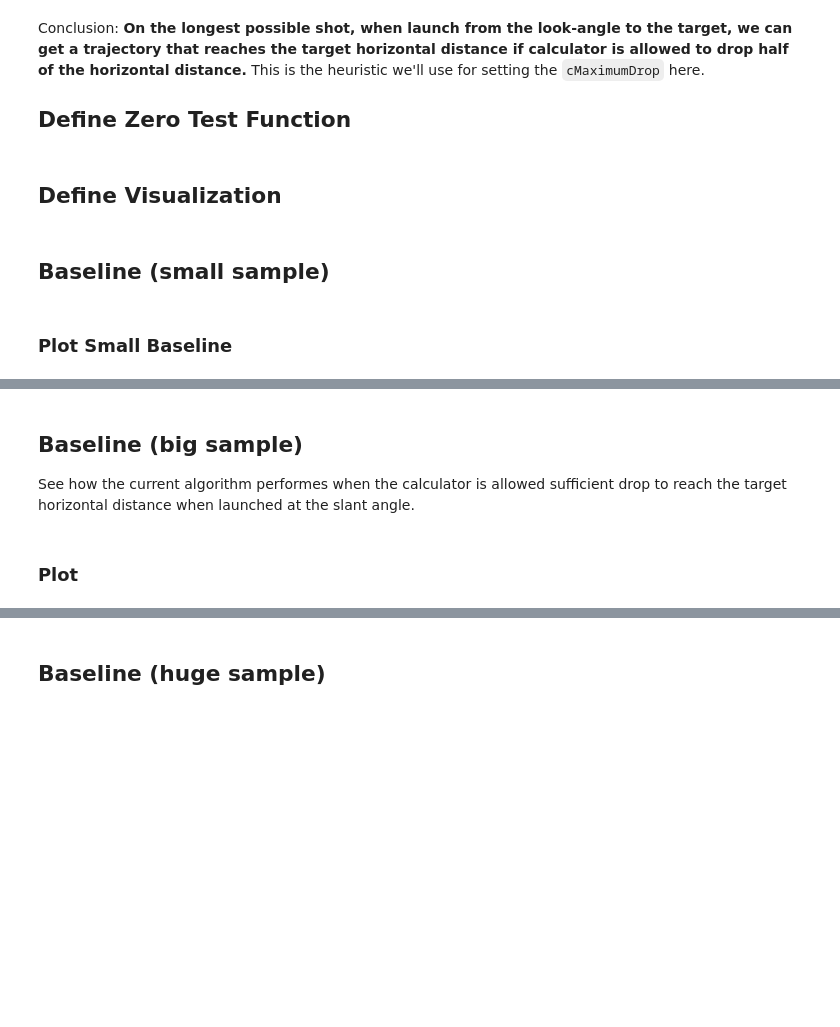
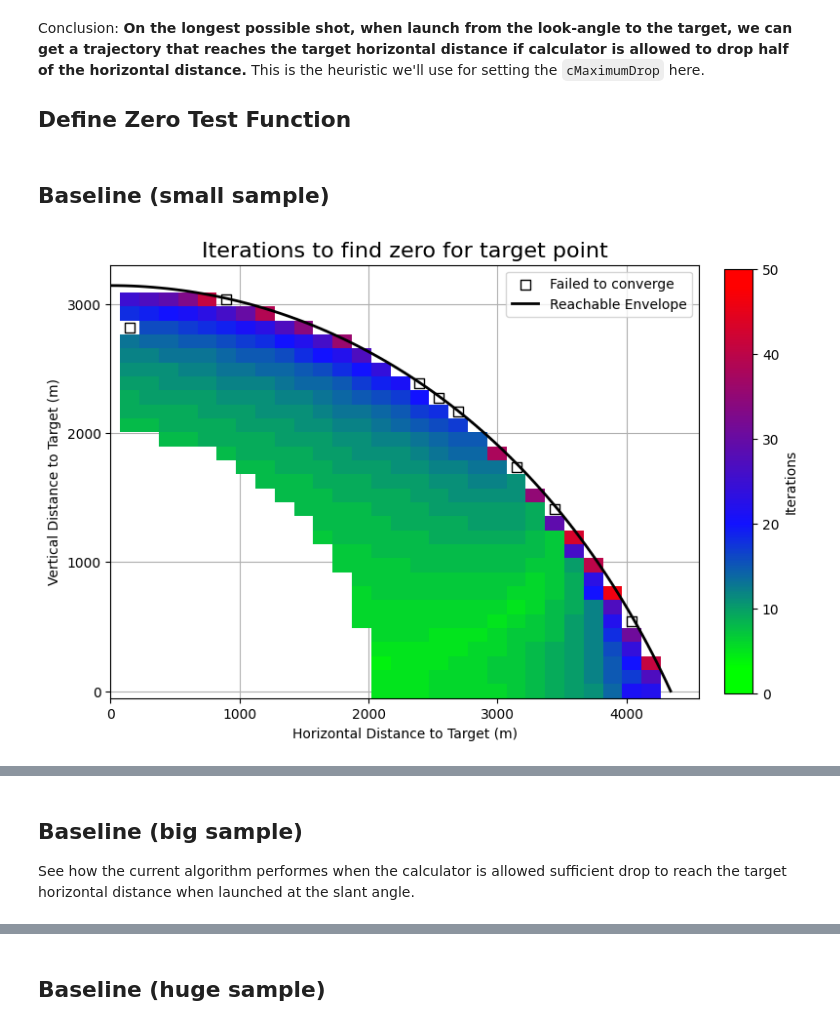
Before and after one commit to o-murphy/py-ballisticcalc, a Jupyter notebook: examples/ZeroStudy.ipynb, the cells around one changed output, grey strips where cells are left out. Cells and saved outputs as stored; diff of their text form; code cells hidden in the pictures; blank space fills up the shorter version.

Commit message:
Restore correct ZeroStudy.ipynb after history reset

```diff
--- a/examples/ZeroStudy.ipynb
+++ b/examples/ZeroStudy.ipynb
@@ -100,8 +100,7 @@ for slant_angle_deg in tqdm(slant_angles_deg, desc="Slant angles"):
             'slant_angle_deg': slant_angle_deg,
             'launch_angle_deg': launch_angle >> Angular.Degree,
             'max_dist_m': max_dist >> Distance.Meter,
-            'x': x,
-            'y': y
+            'x': x, 'y': y
         })
     except Exception as e:
         print(f"Could not determine range for slant angle {slant_angle_deg:.1f}: {e}")
@@ -112,8 +111,7 @@ display(envelope_df.tail())
 # --- Visualize the envelope ---
 fig = px.line(
     envelope_df.sort_values('slant_angle_deg'),
-    x='x',
-    y='y',
+    x='x', y='y',
     title='Reachable Range Envelope',
     labels={'x': 'Horizontal Distance (m)', 'y': 'Vertical Distance (m)'},
     hover_data=['slant_angle_deg', 'launch_angle_deg', 'max_dist_m']
@@ -216,3 +334,14 @@ plot_sample_points(envelope_df, pd.DataFrame(huge_sample))
+# %%
+def plot_samples(df, filename=None, title_str="Iterations to find zero for target point", show_legend=True):
+    """Plot the test results.  Output to filename if provided."""
+    # plotly
+    p = plot_test_results(df, envelope_df, title_str, legend=show_legend)
+    if filename:
+        p.write_html(filename+'.html')
+    # matplotlib
+    fig = pyplot_test_results(df, envelope_df, title_str, legend=show_legend)
+    if filename:
+        fig.savefig(filename+'.svg', bbox_inches='tight')
 # %% [markdown]
 # Baseline
 
@@ -326,8 +455,7 @@ def zero_test(x_m: float, y_m: float, max_iterations: int=50,
                 last_correction = applied_correction
             else:  # We are close enough to zero, stop iterating
                 result = {
-                    'x': x_m,
-                    'y': y_m,
+                    'x': x_m, 'y': y_m,
                     'iterations': iterations_count,
                     'solution': props.barrel_elevation_rad,
                     'sensitivity': sensitive,
@@ -337,8 +465,7 @@ def zero_test(x_m: float, y_m: float, max_iterations: int=50,
                 break
         except Exception as e:
             result = {
-                'x': x_m,
-                'y': y_m,
+                'x': x_m, 'y': y_m,
                 'iterations': iterations_count,
                 'solution': None,
                 'sensitivity': sensitive,
@@ -348,8 +475,7 @@ def zero_test(x_m: float, y_m: float, max_iterations: int=50,
             break
     if iterations_count >= max_iterations:
         result = {
-            'x': x_m,
-            'y': y_m,
+            'x': x_m, 'y': y_m,
             'iterations': iterations_count,
             'solution': None,
             'sensitivity': sensitive,
@@ -357,5 +483,3 @@ def zero_test(x_m: float, y_m: float, max_iterations: int=50,
             'error': 'Max iterations reached'
         }
     return result
-# %% [markdown]
-## Define Visualization
@@ -439,11 +492,10 @@ for i, point in tqdm(df.iterrows(), total=len(df)):
     results.append(zero_test(point['x'], point['y']))
 baseline_small_df = pd.DataFrame(results)
 baseline_small_df.to_csv('ZeroSmallBaseline.csv')
-# %% [markdown]
-### Plot Small Baseline
 # %%
-p = plot_test_results(baseline_small_df, envelope_df)
-p.write_html('ZeroBaselineSmallChart.html')
+plot_samples(baseline_small_df)
+# %% [output]
+[figure, added]
 # %%
 # Check points with no solution
 baseline_small_df[baseline_small_df['solution'].isna()]
@@ -468,6 +520,4 @@ for i, point in tqdm(df.iterrows(), total=len(df)):
     results.append(zero_test(point['x'], point['y']))
 baseline_big_df = pd.DataFrame(results)
 baseline_big_df.to_csv('ZeroBigBaseline.csv')
-# %% [markdown]
-### Plot
 # %%
```
Also changed, not shown: parts of 43 cells of this notebook.
